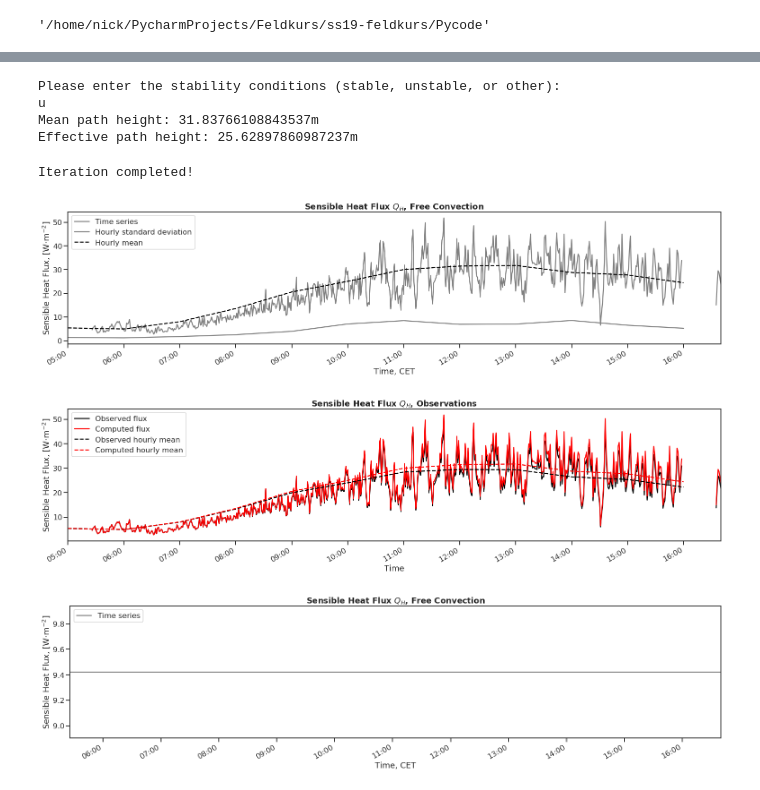
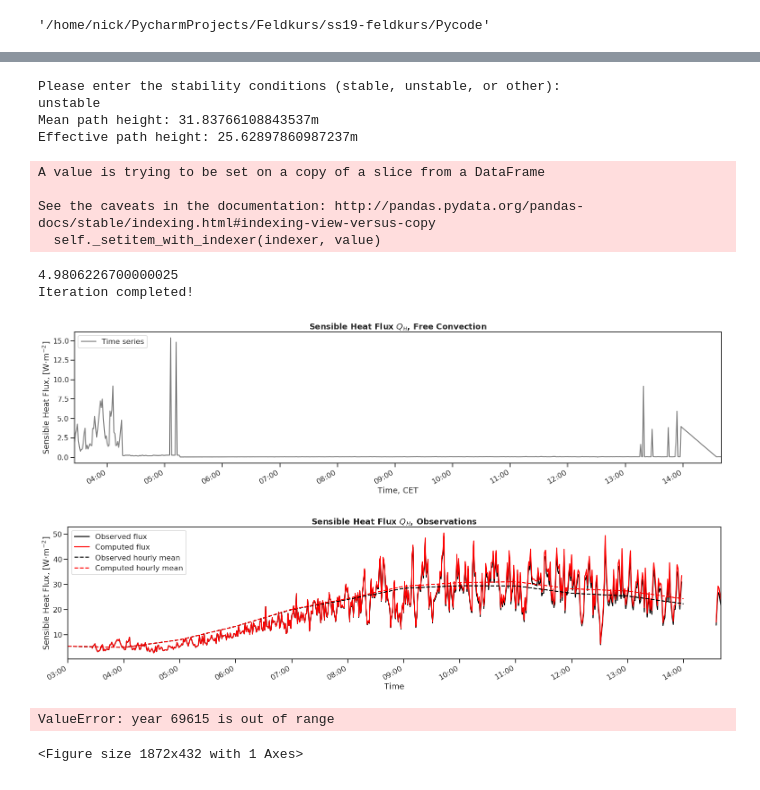
Before and after one commit to gampnico/ss19-feldkurs, a Jupyter notebook: Pycode/preliminary_plots.ipynb, the cells around one changed output, grey strips where cells are left out. Cells and saved outputs as stored; diff of their text form; code cells hidden in the pictures.

```diff
--- a/Pycode/preliminary_plots.ipynb
+++ b/Pycode/preliminary_plots.ipynb
@@ -52,7 +59,7 @@ g = 9.81
 station = "schiessstand"
 filename = "2019-05-24"
 z_eff = pw.return_z_effective(station)
-cdf = cn.derive_ct2(file_name)
+cdf = cn.derive_ct2(filename)
 # Calculate kinematic surface heat flux
 cdf["Q_0"] = 1.165 * k * z_eff * (cdf["CT2"] ** (3 / 4)) * (
     g / cdf["temperature"]) ** (1 / 2)
@@ -62,20 +69,22 @@ cdf["rho_air"] = 100 * cdf["pressure"] / (
     r_d * cdf["temperature"])
 # Surface sensible heat flux under free convection
 cdf["H_free"] = cdf["Q_0"] * cp * cdf["rho_air"]
+cdf["theta_star"] = 0
+cdf["u_star"] = 0
 # %% [output]
 Please enter the stability conditions (stable, unstable, or other):
-u
+unstable
 Mean path height: 31.83766108843537m
 Effective path height: 25.62897860987237m
 # %%
 """Obukhov iteration definition"""
 
 
-def obukhov_iteration(row_index, inital_length=-1000.0):
+def obukhov_iteration(row_index, inital_length=-100.0):
     """Calculates Obukhov length using procedure in SRun Theory Manual
     Args:
         inital_length (float): inital guess for Obukhov length, default
-            initial_length = -1000.0
+            initial_length = -100.0
     Returns:
         l_ob (pandas.core.series.Series): dataframe of computed Obukhov
             lengths for each time interval.
@@ -92,9 +101,6 @@ def obukhov_iteration(row_index, inital_length=-1000.0):
                 1 + 7 * zeta + 20 * zeta ** 2) ** (
                       -1 / 3)
 
-    # Calculate temperature scale θ* with measured CT2
-    cdf["theta_star"] = np.sqrt(
-        (cdf["CT2"].loc[row_index] * (z_eff ** (2 / 3))) / f_H)
     # Calculate corresponding value for Ψ_M for unstable conditions
     # using L_Ob and the height of the wind sensor z_u.
     z_u = 579  # from ZAMG
@@ -109,9 +115,12 @@ def obukhov_iteration(row_index, inital_length=-1000.0):
 
     # Calculate friction velocity u*. Horizontal wind speed U(z_u)
     # roughness length z_0 are required.
-    z_0 = 0.1 * z_u
+    z_0 = 0.25 * z_u
 
-    cdf["u_star"] = k * cdf[
+    # Calculate temperature scale θ* with measured CT2
+    cdf["theta_star"].loc[row_index] = np.sqrt(
+        (cdf["CT2"].loc[row_index] * (z_eff ** (2 / 3))) / f_H)
+    cdf["u_star"].loc[row_index] = k * cdf[
         "windspeed"].loc[row_index] / (math.log(z_u / z_0) - psi_M)
 
     # Calculate Obukhov length
@@ -121,9 +130,10 @@ def obukhov_iteration(row_index, inital_length=-1000.0):
     return l_obu
 # %%
 """Calculate fluxes using iterative scheme"""
+start = timer()
 for index, row in cdf.iterrows():
     # Initialise first iteration step
-    ob_ini = -1000
+    ob_ini = 100
     l_ob = obukhov_iteration(index, ob_ini)
     cdf.loc[index, "l_ob"] = l_ob
     step = 0
@@ -133,36 +143,43 @@ for index, row in cdf.iterrows():
         ob_ini = l_ob
         l_ob = obukhov_iteration(index, ob_ini)
         # avoid infinite loops
-        if math.isclose(l_ob, ob_prev, rel_tol=0.1) or step > 1000:
+        if math.isclose(l_ob, ob_prev, rel_tol=0.1) or step > 100:
             break
-
+end = timer()
+print(end - start)
 print("Iteration completed!")
 # Calculate sensible heat flux
-cdf["H"] = -cdf["rho_air"] * cp * cdf["theta_star"] * cdf["u_star"]
+cdf["H"] = abs(-cdf["rho_air"] * cp * cdf["theta_star"] * cdf["u_star"])
 # Calculate momentum flux
 cdf["momentum_flux"] = cdf["rho_air"] * cdf[
     "u_star"] ** 2
 # %% [output]
-Iteration completed!
+A value is trying to be set on a copy of a slice from a DataFrame
+
+See the caveats in the documentation: http://pandas.pydata.org/pandas-docs/stable/indexing.html#indexing-view-versus-copy
+  self._setitem_with_indexer(indexer, value)
+4.9806226700000025
+Iteration completed!
 # %%
 hourly_mean = cdf.resample("H").mean()
 hourly_mean["H_free_std"] = cdf["H_free"].resample("H").std()
 
 fig = plt.figure(figsize=(26, 6))
-cdf["H_free"].plot(color="grey", label="Time series")
-hourly_mean["H_free_std"].plot(label="Hourly standard deviation", color="grey")
-hourly_mean["H_free"].plot(label="Hourly mean", color="black",
-                         linestyle="dashed")
+(cdf["theta_star"].loc[abs(cdf["theta_star"])<100]).plot(color="grey", label="Time series")
+# cdf["u_star"].plot(color="grey", label="Time series")
+# hourly_mean["H_free_std"].plot(label="Hourly standard deviation", color="grey")
+# hourly_mean["H_free"].plot(label="Hourly mean", color="black",
+#                          linestyle="dashed")
 
 plt.legend(loc="upper left")
 plt.title(r"Sensible Heat Flux $Q_{H}$, Free Convection", fontweight="bold")
 plt.xlabel("Time, CET")
 plt.ylabel("Sensible Heat Flux, [W$\cdot$m$^{-2}$]")
 ax = plt.gca()
 ax.xaxis.set_major_formatter(dates.DateFormatter('%H:%M'))  # hours and minutes
 plt.show()
 # %% [output]
-[figure, old version]
+[figure, new version]
 # %%
 hourly_scint_mean = scint_data.resample("H").mean()
 hourly_scint_mean["H_std"] = scint_data["H_convection"].resample("H").std()
@@ -184,15 +201,15 @@ ax = plt.gca()
 ax.xaxis.set_major_formatter(dates.DateFormatter('%H:%M'))  # hours and minutes
 plt.show()
 # %% [output]
-[figure, old version]
+[figure, new version]
 # %%
-cdf["H"] = -cdf["rho_air"] * cp * cdf["theta_star"] * cdf["u_star"]
+# cdf["H"] = abs(-cdf["rho_air"] * cp * cdf["theta_star"] * cdf["u_star"])
 
 hourly_mean = cdf.resample("H").mean()
 hourly_mean["H_std"] = cdf["H"].resample("H").std()
 
 fig = plt.figure(figsize=(26, 6))
-(cdf["H"]).plot(color="grey", label="Time series")
+(cdf["l_ob"]).plot(color="grey", label="Time series")
 # hourly_mean["H_std"].plot(label="Hourly standard deviation", color="grey")
 # hourly_mean["H"].plot(label="Hourly mean", color="black",
 #                          linestyle="dashed")
@@ -205,4 +222,5 @@ ax = plt.gca()
 ax.xaxis.set_major_formatter(dates.DateFormatter('%H:%M'))  # hours and minutes
 plt.show()
 # %% [output]
-[figure, removed]
+ValueError: year 69615 is out of range
+<Figure size 1872x432 with 1 Axes>
```
Also changed, not shown: parts of 7 cells of this notebook, 5 other files.
